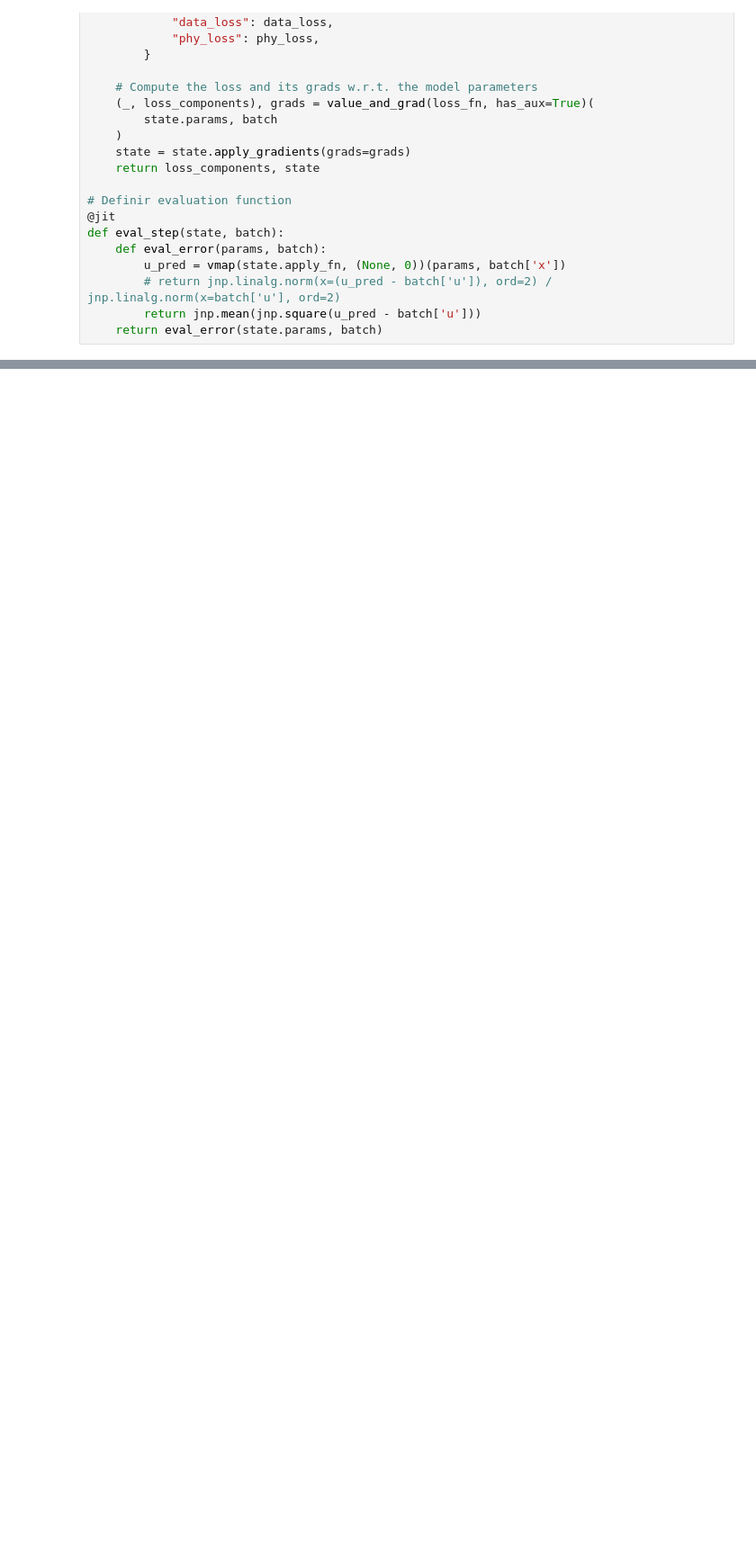
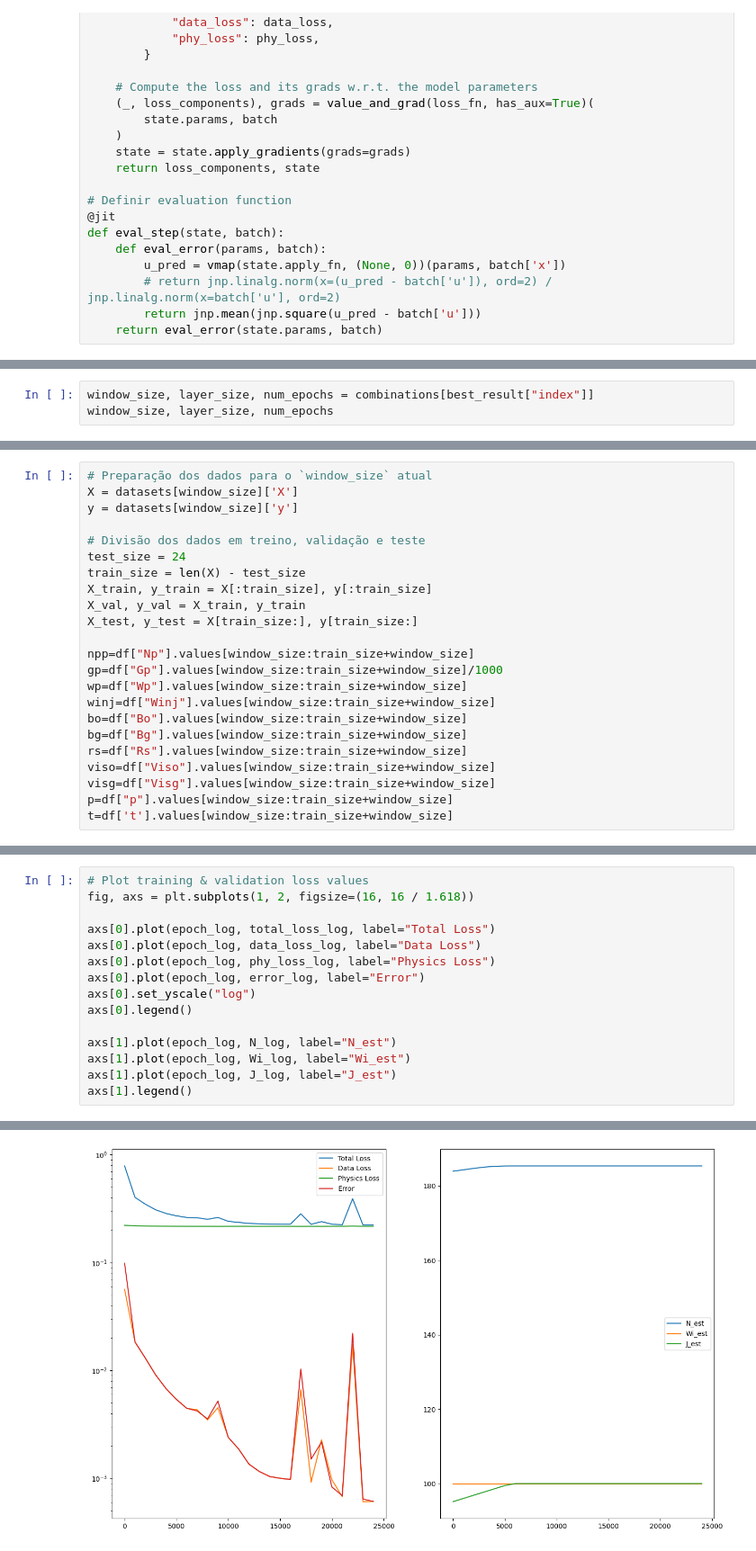
Before and after one commit to marcelogarret/projeto_mestrado, a Jupyter notebook: GRU_garret_JAX_PINN.ipynb, the cells around one changed output, grey strips where cells are left out. Shown: that part at 90% size. Drawn from its saved outputs; the diff is of its cells as text; blank space fills up the shorter version.

```diff
--- a/GRU_garret_JAX_PINN.ipynb
+++ b/GRU_garret_JAX_PINN.ipynb
@@ -531,0 +779,3 @@ Text(0.5, 1.0, 'Previsão depois do ajuste do modelo')
+# %%
+window_size, layer_size, num_epochs = combinations[best_result["index"]]
+window_size, layer_size, num_epochs
@@ -531,0 +784,23 @@ Text(0.5, 1.0, 'Previsão depois do ajuste do modelo')
+# %%
+# Preparação dos dados para o `window_size` atual
+X = datasets[window_size]['X']
+y = datasets[window_size]['y']
+
+# Divisão dos dados em treino, validação e teste
+test_size = 24
+train_size = len(X) - test_size
+X_train, y_train = X[:train_size], y[:train_size]
+X_val, y_val = X_train, y_train
+X_test, y_test = X[train_size:], y[train_size:]
+
+npp=df["Np"].values[window_size:train_size+window_size]
+gp=df["Gp"].values[window_size:train_size+window_size]/1000
+wp=df["Wp"].values[window_size:train_size+window_size]
+winj=df["Winj"].values[window_size:train_size+window_size]
+bo=df["Bo"].values[window_size:train_size+window_size]
+bg=df["Bg"].values[window_size:train_size+window_size]
+rs=df["Rs"].values[window_size:train_size+window_size]
+viso=df["Viso"].values[window_size:train_size+window_size]
+visg=df["Visg"].values[window_size:train_size+window_size]
+p=df["p"].values[window_size:train_size+window_size]
+t=df['t'].values[window_size:train_size+window_size]
@@ -531,0 +869,16 @@ Text(0.5, 1.0, 'Previsão depois do ajuste do modelo')
+# %%
+# Plot training & validation loss values
+fig, axs = plt.subplots(1, 2, figsize=(16, 16 / 1.618))
+
+axs[0].plot(epoch_log, total_loss_log, label="Total Loss")
+axs[0].plot(epoch_log, data_loss_log, label="Data Loss")
+axs[0].plot(epoch_log, phy_loss_log, label="Physics Loss")
+axs[0].plot(epoch_log, error_log, label="Error")
+axs[0].set_yscale("log")
+axs[0].legend()
+
+axs[1].plot(epoch_log, N_log, label="N_est")
+axs[1].plot(epoch_log, Wi_log, label="Wi_est")
+axs[1].plot(epoch_log, J_log, label="J_est")
+axs[1].legend()
+# %% [output]
@@ -531,0 +886 @@ Text(0.5, 1.0, 'Previsão depois do ajuste do modelo')
+[figure, added]
```
Also changed, not shown: parts of 28 cells of this notebook.
